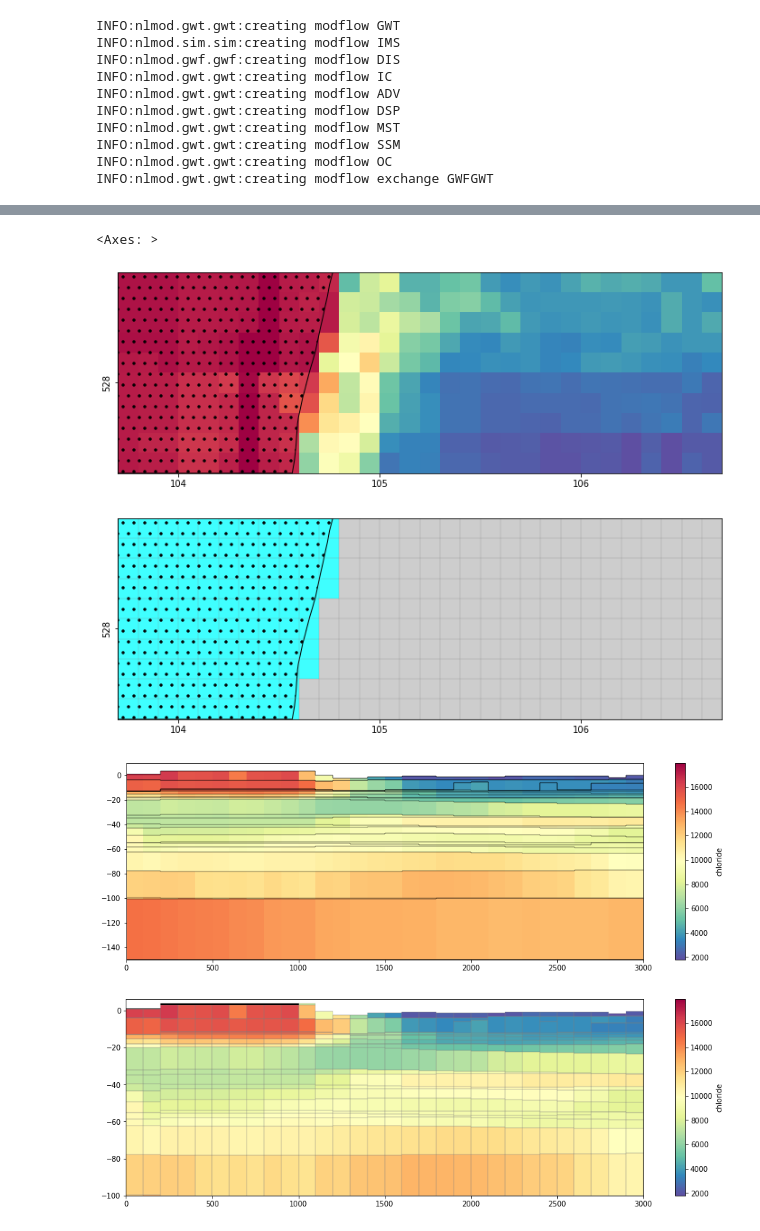
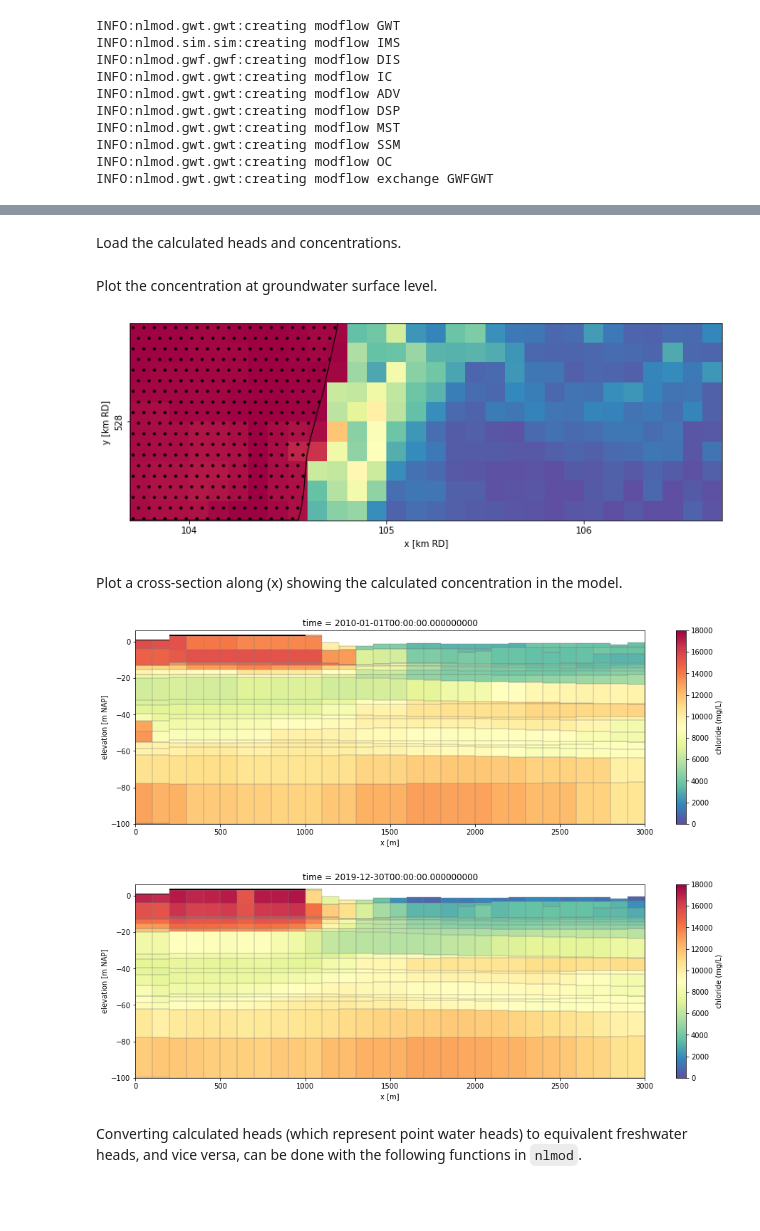
Before and after one commit to gwmod/nlmod, a Jupyter notebook: docs/examples/16_groundwater_transport.ipynb, the cells around one changed output, grey strips where cells are left out. Drawn from its saved outputs; the diff is of its cells as text; code cells hidden in the pictures; blank space fills up the shorter version.

```diff
--- a/docs/examples/16_groundwater_transport.ipynb
+++ b/docs/examples/16_groundwater_transport.ipynb
@@ -255,0 +352,12 @@ writing simulation...
+# %%
+# plot using flopy
+fig, ax = nlmod.plot.get_map(extent_hbossche, background="OpenStreetMap.Mapnik")
+pmv = fp.plot.PlotMapView(model=gwf, layer=0, ax=ax)
+# pc = pmv.plot_array(c.isel(time=0), cmap="Spectral_r")
+pmv.plot_bc("GHB", plotAll=True, alpha=0.1, label="GHB")
+pmv.plot_bc("DRN", plotAll=True, alpha=0.1, label="DRN")
+# pmv.plot_bc("RCH", plotAll=True, alpha=0.1, label="RCH")
+nlmod.plot.surface_water(ds, ax=ax, hatch=".", edgecolor="k", facecolor="none", label="North Sea")
+pmv.plot_grid(linewidth=0.25);
+ax.set_xlabel("x [km RD]")
+ax.set_ylabel("y [km RD]");
@@ -256,51 +366,45 @@ writing simulation...
+# %% [markdown]
+Load the calculated heads and concentrations.
 # %%
 h = nlmod.gwf.output.get_heads_da(ds)
 c = nlmod.gwt.output.get_concentration_da(ds)
 
 # calculate concentration at groundwater surface
 ctop = nlmod.gwt.get_concentration_at_gw_surface(c)
+# %% [markdown]
+Plot the concentration at groundwater surface level.
 # %%
 fig, ax = nlmod.plot.get_map(extent_hbossche)
-nlmod.plot.data_array(ctop.isel(time=0), ds=ds, ax=ax, cmap="Spectral_r")
+nlmod.plot.data_array(ctop.isel(time=-1), ds=ds, ax=ax, cmap="Spectral_r")
 nlmod.plot.surface_water(ds, ax=ax, hatch=".", edgecolor="k", facecolor="none")
+ax.set_xlabel("x [km RD]")
+ax.set_ylabel("y [km RD]");
 # %% [output]
-<Axes: >
-[figure, old version]
+[figure, new version]
-# %%
-# plot using flopy
-fig, ax = nlmod.plot.get_map(extent_hbossche)
-pmv = fp.plot.PlotMapView(model=gwf, layer=0, ax=ax)
-# pc = pmv.plot_array(c.isel(time=0), cmap="Spectral_r")
-pmv.plot_bc("GHB", plotAll=True, alpha=0.5)
-pmv.plot_bc("RCH", plotAll=True, alpha=0.1)
-nlmod.plot.surface_water(ds, ax=ax, hatch=".", edgecolor="k", facecolor="none")
-pmv.plot_grid(linewidth=0.25);
-# %% [output]
-[figure, removed]
+# %% [markdown]
+Plot a cross-section along (x) showing the calculated concentration in the model.
 # %%
 y = (ds.extent[2] + ds.extent[3]) / 2 + 0.1
 line = [(ds.extent[0], y), (ds.extent[1], y)]
 zmin = -150.0
 zmax = 10.0
 
-# plot using nlmod
-fig, ax = plt.subplots(1, 1, figsize=(16, 5))
-dcs = nlmod.plot.DatasetCrossSection(ds, line=line, zmin=zmin, zmax=zmax, ax=ax)
-pc = dcs.plot_array(c.isel(time=0), cmap="Spectral_r")
-dcs.plot_grid(vertical=False, linewidth=0.25)
-cbar = fig.colorbar(pc, ax=ax)
-cbar.set_label("chloride")
+for time_idx in [0, -1]:
+    # plot using flopy
+    fig, ax = plt.subplots(1, 1, figsize=(16, 5))
+    pmv = fp.plot.PlotCrossSection(model=gwf, line={"line": line})
+    pc = pmv.plot_array(c.isel(time=time_idx), cmap="Spectral_r", vmin=0.0, vmax=18_000.)
+    pmv.plot_bc("GHB", color="k", zorder=10)
+    pmv.plot_grid(linewidth=0.25)
+    cbar = fig.colorbar(pc, ax=ax)
+    cbar.set_label("chloride (mg/L)")
+    ax.set_ylim(bottom=-100)
+    ax.set_xlabel("x [m]")
+    ax.set_ylabel("elevation [m NAP]")
+    ax.set_title(f"time = {c.time.isel(time=time_idx).values}");
 # %% [output]
-[figure, old version]
+[figure, new version]
+[figure, added]
-# %%
-# plot using flopy
-fig, ax = plt.subplots(1, 1, figsize=(16, 5))
-pmv = fp.plot.PlotCrossSection(model=gwf, line={"line": line})
-pc = pmv.plot_array(c.isel(time=0), cmap="Spectral_r")
-pmv.plot_bc("GHB", color="k", zorder=10)
-pmv.plot_grid(linewidth=0.25)
-cbar = fig.colorbar(pc, ax=ax)
-cbar.set_label("chloride")
-ax.set_ylim(bottom=-100);
-# %% [output]
-[figure, removed]
+# %% [markdown]
+Converting calculated heads (which represent point water heads) to equivalent
+freshwater heads, and vice versa, can be done with the following functions in `nlmod`.
```
Also changed, not shown: parts of 27 cells of this notebook.
